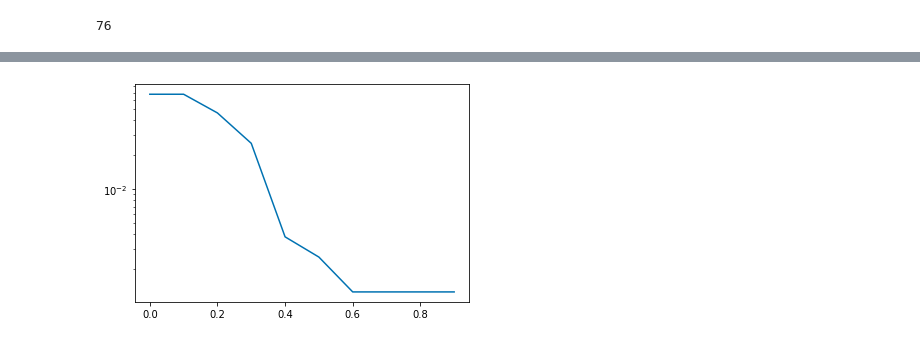
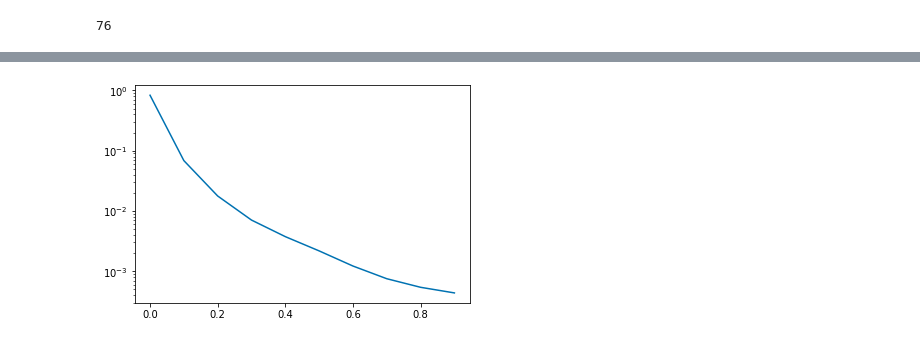
Before and after one commit to 37stu37/OpenQuake, a Jupyter notebook: OpenQuake_FFE.ipynb, the cells around one changed output, grey strips where cells are left out. Cells and saved outputs as stored; diff of their text form; code cells hidden in the pictures.

```diff
--- a/OpenQuake_FFE.ipynb
+++ b/OpenQuake_FFE.ipynb
@@ -34,3 +33,5 @@ folder = Path('/content/drive/My Drive/Colab Notebooks/01_Repository/OpenQuake/o
+# %%
+folder = Path('/Users/alex/Dropbox/Work/Repository/OpenQuake')
 # %%
 os.chdir(folder)
 !pwd
@@ -120,9 +149,9 @@ plt.style.use('seaborn-colorblind')
 # %% [markdown]
 ## check outputs
 # %%
-hzdCurves = pd.read_csv(output / 'hazard_curve-mean-PGA_2.csv', header = 1)
-events = pd.read_csv(output / 'events_2.csv')
-gmf = pd.read_csv(output / 'gmf-data_2.csv')
+hzdCurves = pd.read_csv(output / 'hazard_curve-mean-PGA_1.csv', header = 1)
+events = pd.read_csv(output / 'events_1.csv')
+gmf = pd.read_csv(output / 'gmf-data_1.csv')
 # %%
 len(hzdCurves)
 # %% [output]
@@ -149,7 +195,8 @@ def getHazCurves(hazCurveFile, IMs=None, row=0):
         IMs=np.arange(0,10,0.01)
     # HAZARD CURVE
     fName = hazCurveFile
-    df = pd.read_csv(fName, header=1)
+    df = hzdCurves
+    # df = pd.read_csv(fName, header=1)
     # Reformat columns names
     oqIMs = [x.split('-')[-1] for x in df.columns[3:]]
     oqIMs = [float(x) for x in oqIMs]
@@ -161,10 +208,11 @@ def getHazCurves(hazCurveFile, IMs=None, row=0):
     return IMs, hazPoes, hazRates
 # %%
 IMrange = np.arange(0, 1, 0.1)
-IM, Poes, Rates = getHazCurves(curveFile, IMs=IMrange)
+IM, Poes, Rates = getHazCurves(hzdCurves, IMs=IMrange)
 # %%
 fig, (ax1) = plt.subplots(nrows=1, ncols=1)
 ax1.plot(IM, Poes)
 ax1.set_yscale("log")
+ax1.set
 # %% [output]
-[figure, old version]
+[figure, new version]
```
Also changed, not shown: parts of 16 cells of this notebook, 1 other file.
